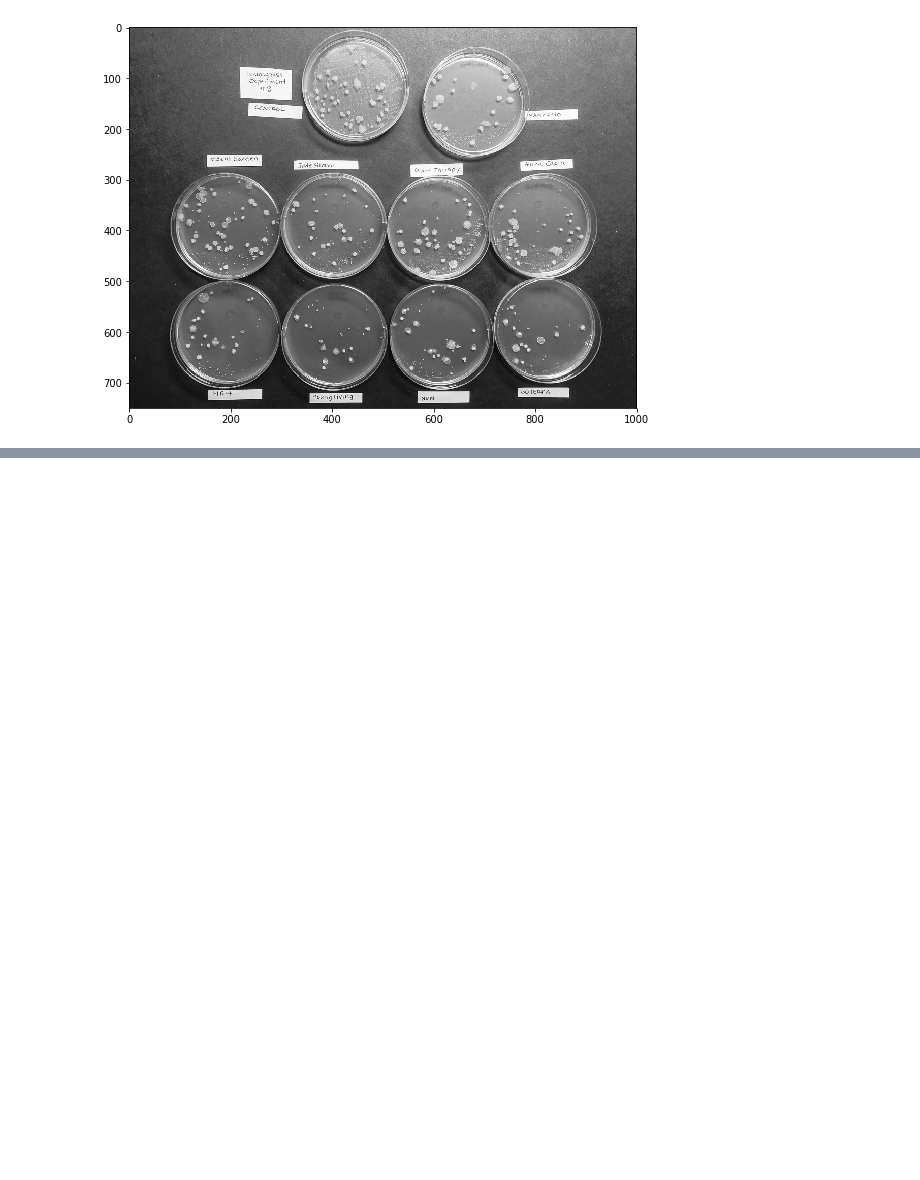
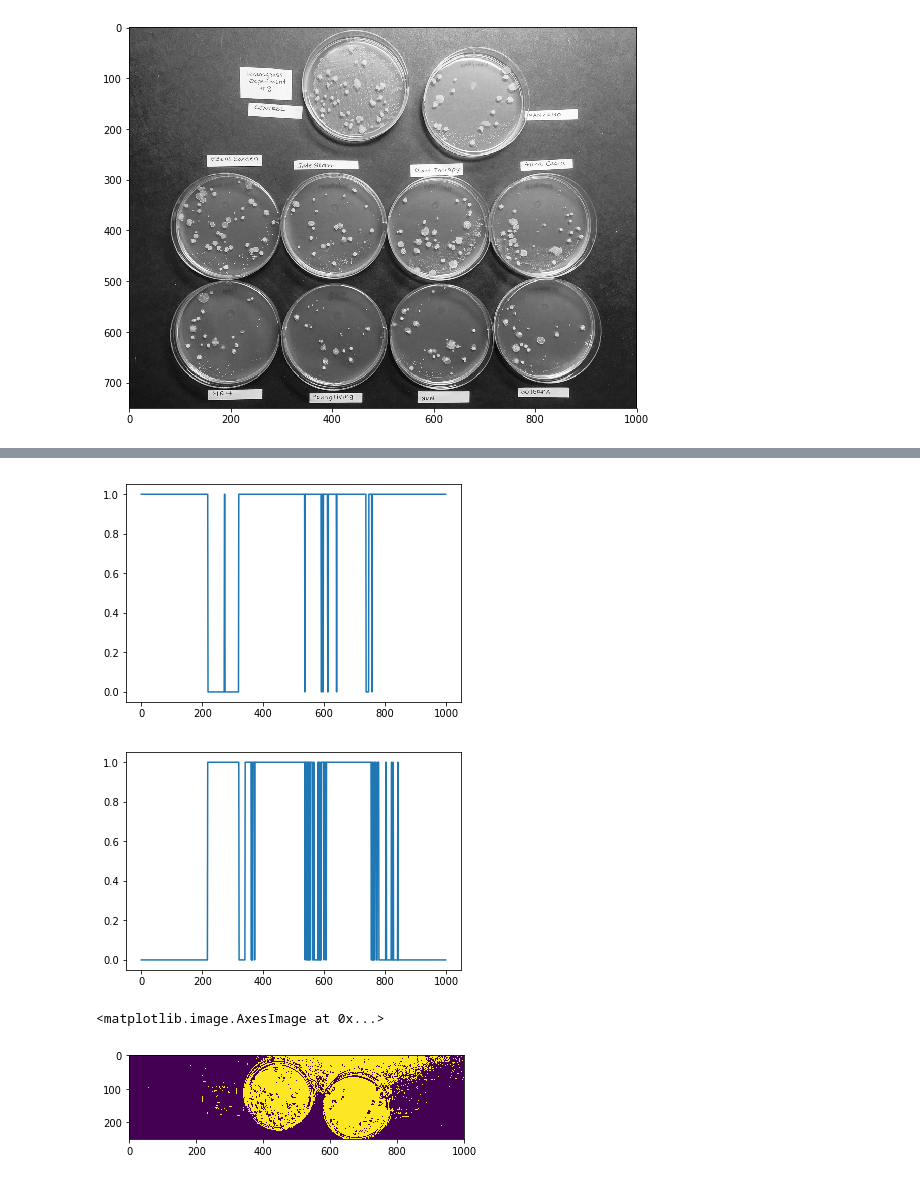
Before and after one commit to fvanriggelen/Casimir-programming, a Jupyter notebook: Bacterial_Colonies_task.ipynb, the cells around one changed output, grey strips where cells are left out. Drawn from its saved outputs; the diff is of its cells as text; code cells hidden in the pictures; blank space fills up the shorter version.

Commit message:
just trying the make a mask

```diff
--- a/Bacterial_Colonies_task.ipynb
+++ b/Bacterial_Colonies_task.ipynb
@@ -44,0 +53,12 @@ plt.imshow(im_gray, cmap=cm.Greys_r)
+# %%
+plt.plot(mask1[100])
+plt.show()
+plt.plot(mask2[100])
+plt.show()
+
+plt.imshow((mask1*mask2)[:250])
+# %% [output]
+[figure, added]
+[figure, added]
+<matplotlib.image.AxesImage at 0x...>
+[figure, added]
```
Also changed, not shown: parts of 5 cells of this notebook.
